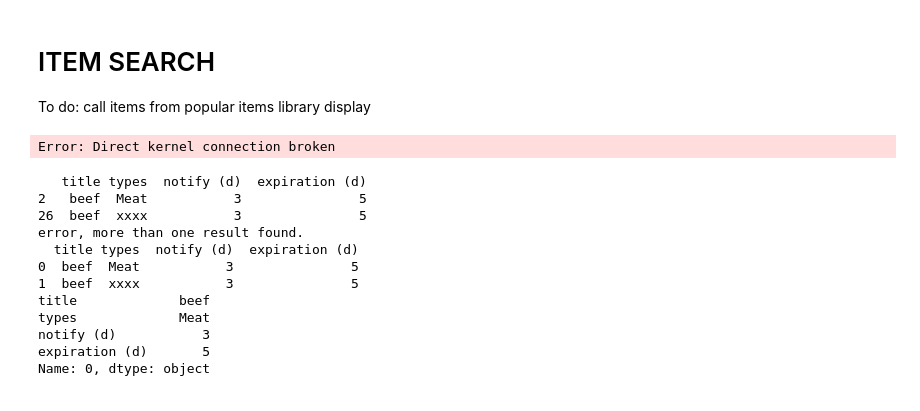
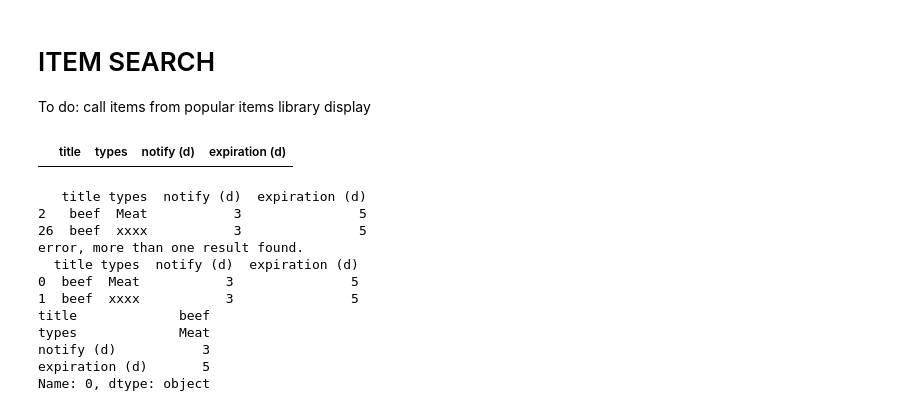
Before and after one commit to Pinanana/FoneFridge_HCI584, a Jupyter notebook: main.ipynb, the cells around one changed output. Cells and saved outputs as stored; diff of their text form; code cells hidden in the pictures.

```diff
--- a/main.ipynb
+++ b/main.ipynb
@@ -7,10 +7,10 @@ To do:
 # %%
 import pandas as pd
 
 df = pd.read_csv("popular_items_library.csv")
-display(df.head(1))
+display(df.head(0))
 # %% [output]
-Error: Direct kernel connection broken
+|  | title | types | notify (d) | expiration (d) |
 # %%
 #searching for an item
 #f = input("search foods from popular items library:")
```
Also changed, not shown: 1 other file.
